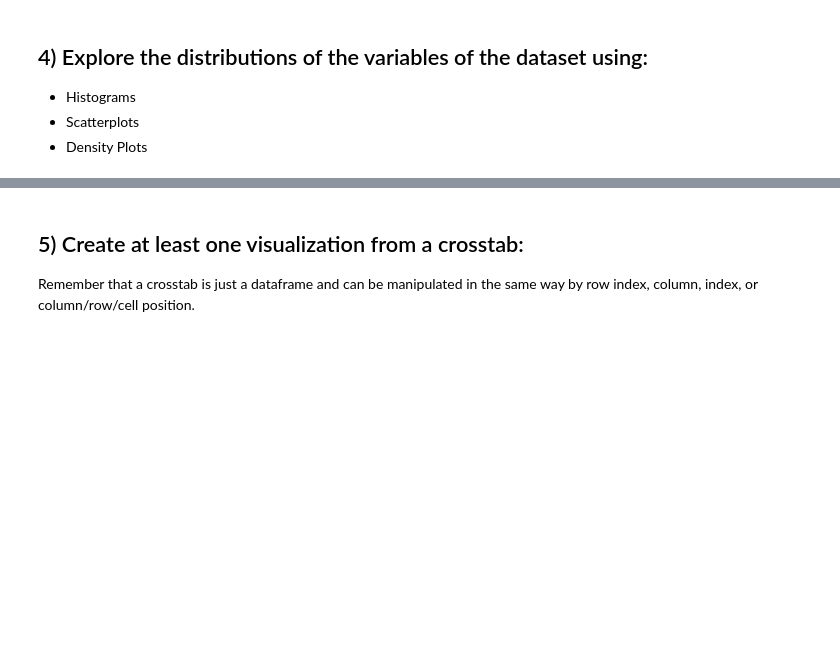
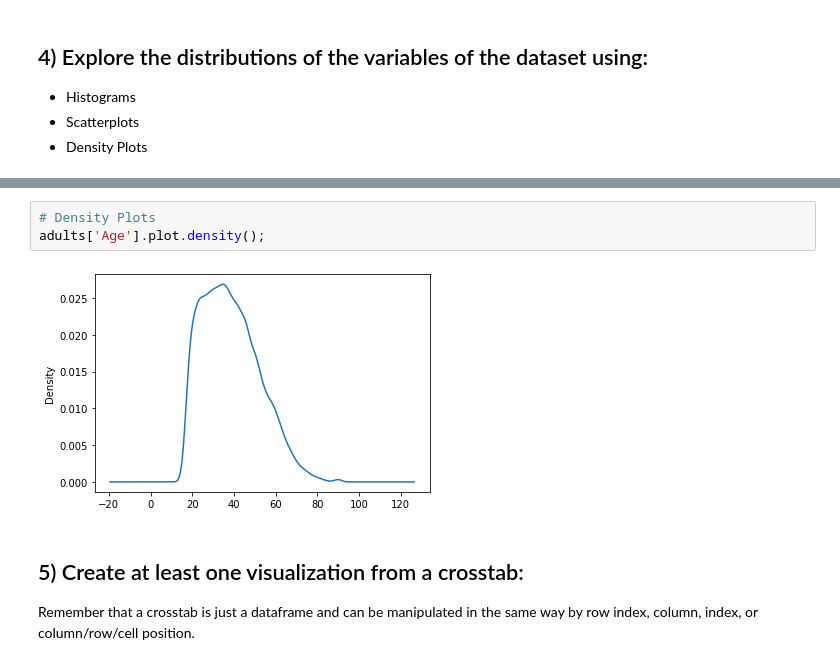
Before and after one commit to marianvinas/DS-Unit-1-Sprint-1-Data-Wrangling-and-Storytelling-1, a Jupyter notebook: module1-exploratory-data-analysis/LS_DS_111_Exploratory_Data_Analysis_Assignment.ipynb, the cells around one changed output, grey strips where cells are left out. Drawn from its saved outputs; the diff is of its cells as text; blank space fills up the shorter version.

```diff
--- a/module1-exploratory-data-analysis/LS_DS_111_Exploratory_Data_Analysis_Assignment.ipynb
+++ b/module1-exploratory-data-analysis/LS_DS_111_Exploratory_Data_Analysis_Assignment.ipynb
@@ -55,3 +375,8 @@ Take whichever of the above datasets has more categorical variables and use cros
+# %%
+# Density Plots
+adults['Age'].plot.density();
+# %% [output]
+[figure, added]
 # %% [markdown]
 ## 5) Create at least one visualization from a crosstab:
 
```
Also changed, not shown: parts of 43 cells of this notebook.
